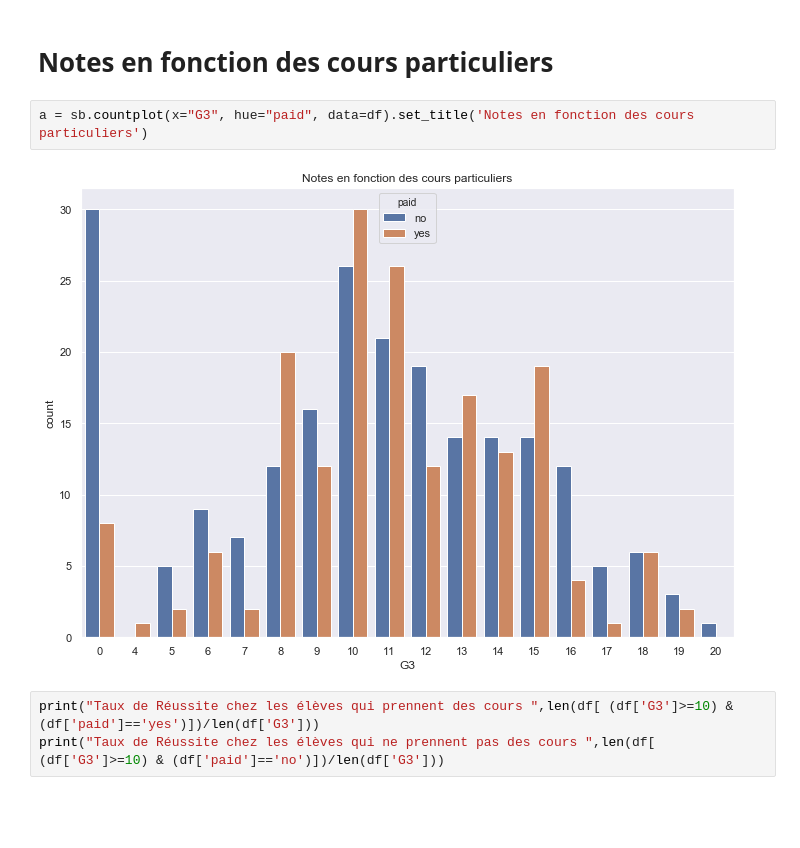
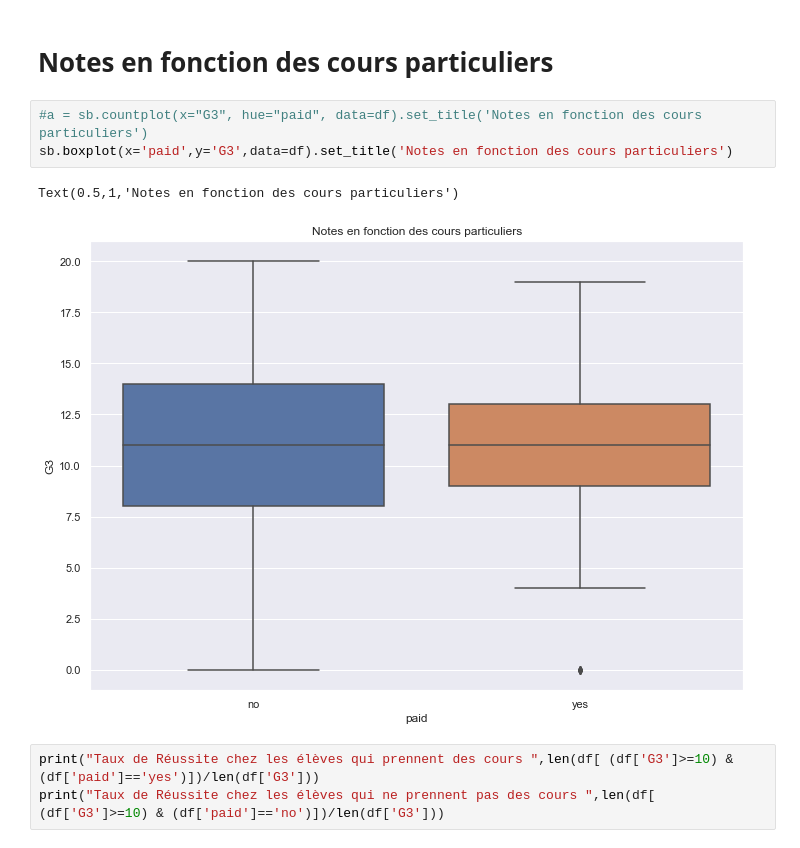
Before and after one commit to darcelvictor/dataViz, a Jupyter notebook: Untitled1.ipynb, the cells around one changed output. Drawn from its saved outputs; the diff is of its cells as text; blank space fills up the shorter version.

```diff
--- a/Untitled1.ipynb
+++ b/Untitled1.ipynb
@@ -112,9 +112,11 @@ sb.pairplot(df1,hue='G3')
 # %% [markdown]
 # Notes en fonction des cours particuliers
 # %%
-a = sb.countplot(x="G3", hue="paid", data=df).set_title('Notes en fonction des cours particuliers')
+#a = sb.countplot(x="G3", hue="paid", data=df).set_title('Notes en fonction des cours particuliers')
+sb.boxplot(x='paid',y='G3',data=df).set_title('Notes en fonction des cours particuliers')
 # %% [output]
+Text(0.5,1,'Notes en fonction des cours particuliers')
-[figure, old version]
+[figure, new version]
 # %%
 print("Taux de Réussite chez les élèves qui prennent des cours ",len(df[ (df['G3']>=10) & (df['paid']=='yes')])/len(df['G3']))
 print("Taux de Réussite chez les élèves qui ne prennent pas des cours ",len(df[ (df['G3']>=10) & (df['paid']=='no')])/len(df['G3']))
```
Also changed, not shown: parts of 2 cells of this notebook.
